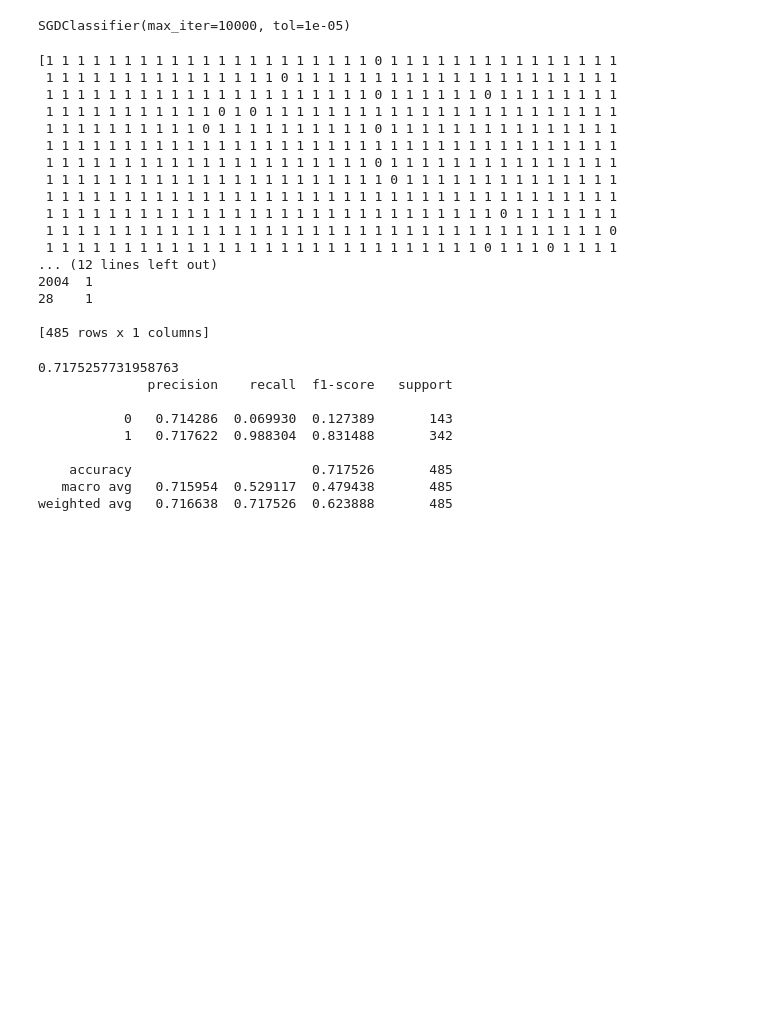
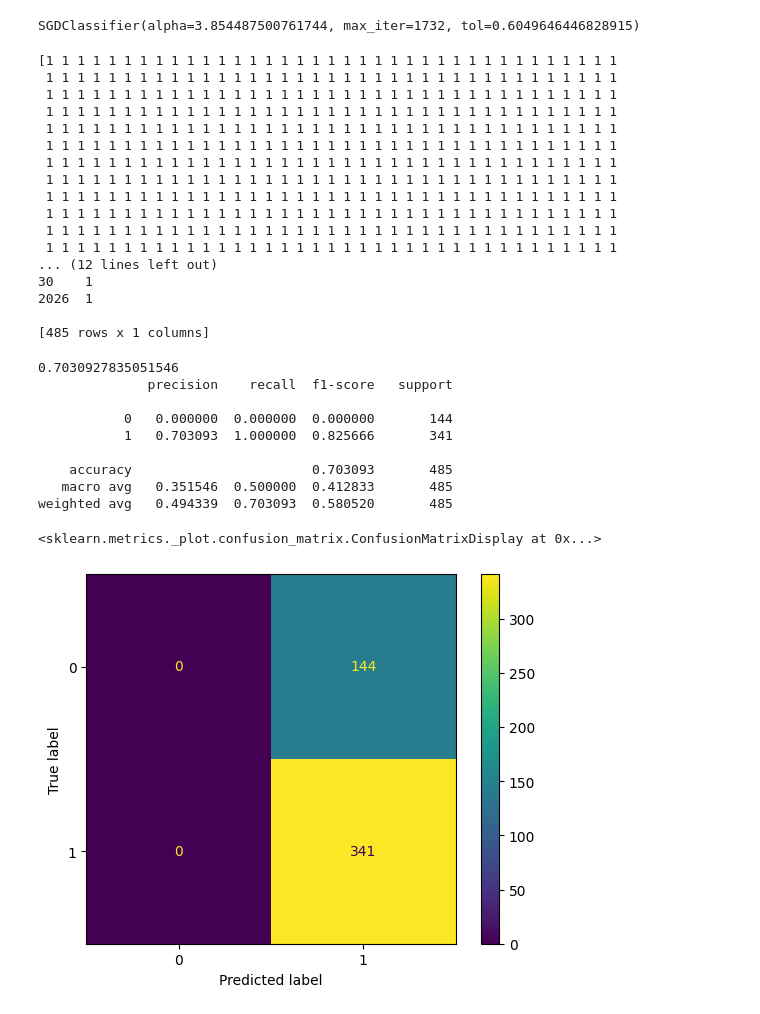
Before and after one commit to EddieZ18326/SSTP-Injury-Projects, a Jupyter notebook: Agriculture/Linear/SGD.ipynb, the cells around one changed output. Cells and saved outputs as stored; diff of their text form; code cells hidden in the pictures; blank space fills up the shorter version.

```diff
--- a/Agriculture/Linear/SGD.ipynb
+++ b/Agriculture/Linear/SGD.ipynb
@@ -7,11 +7,11 @@ from sklearn.model_selection import train_test_split
 
 dataset = pd.read_csv('/Users/wzhang/Downloads/Agriculture Data.xlsx - Sheet1 (1).csv')
 
-X = pd.DataFrame(dataset.iloc[:,0:15].values)
-Y = pd.DataFrame(dataset.iloc[:,15:].values)
+X = pd.DataFrame(dataset.iloc[:,0:11].values)
+Y = pd.DataFrame(dataset.iloc[:,11:].values)
 print(X)
 print(Y)
-X_train, X_test, Y_train, Y_test = train_test_split(X, Y, test_size=0.2)
+X_train, X_test, Y_train, Y_test = train_test_split(X, Y, test_size=0.2,random_state = 0)
 from sklearn.preprocessing import MinMaxScaler
 scaler = MinMaxScaler()
 X_train = scaler.fit_transform(X_train)
@@ -20,7 +20,7 @@ X_test = scaler.transform(X_test)
 print(X_train.shape)
 print(Y_train.shape)
 
-features = pd.DataFrame(dataset.iloc[:,0:15])
+features = pd.DataFrame(dataset.iloc[:,0:11])
 features = features.columns
 print(features)
 # %% [output]
@@ -49,0 +53,19 @@ from sklearn.linear_model import SGDClassifier
+# %%
+from bayes_opt import BayesianOptimization, UtilityFunction
+import warnings
+from sklearn.metrics import roc_auc_score
+from sklearn.model_selection import cross_val_score
+def objective(alpha, max_iter,tol):
+    model = SGDClassifier(alpha = alpha,
+                                  max_iter= int(max_iter),
+                                  tol = (tol))
+
+    return cross_val_score(model, X_train, Y_train, cv=10,scoring = 'roc_auc').mean()
+param_bounds = {
+    'alpha': (1, 50),
+    'max_iter': (1,2000),
+    'tol': (0.0000001,1)
+}
+optimizer = BayesianOptimization(f=objective, pbounds=param_bounds, random_state=42)
+optimizer.maximize(init_points=5, n_iter=15)
+best_params = optimizer.max['params']
@@ -50,28 +91,28 @@ from sklearn.linear_model import SGDClassifier
 # %%
-model = SGDClassifier(max_iter=10000, tol=1e-5)
+model = SGDClassifier(max_iter=int(best_params['max_iter']), tol=best_params['tol'],alpha = best_params['alpha'])
 model.fit(X_train, Y_train)
 # %% [output]
-SGDClassifier(max_iter=10000, tol=1e-05)
+SGDClassifier(alpha=3.854487500761744, max_iter=1732, tol=0.6049646446828915)
 # %%
 res = model.predict(X_test)
 print(res)
 print(Y_test)
 # %% [output]
-[1 1 1 1 1 1 1 1 1 1 1 1 1 1 1 1 1 1 1 1 1 0 1 1 1 1 1 1 1 1 1 1 1 1 1 1 1
- 1 1 1 1 1 1 1 1 1 1 1 1 1 1 1 0 1 1 1 1 1 1 1 1 1 1 1 1 1 1 1 1 1 1 1 1 1
- 1 1 1 1 1 1 1 1 1 1 1 1 1 1 1 1 1 1 1 1 1 0 1 1 1 1 1 1 0 1 1 1 1 1 1 1 1
- 1 1 1 1 1 1 1 1 1 1 1 0 1 0 1 1 1 1 1 1 1 1 1 1 1 1 1 1 1 1 1 1 1 1 1 1 1
- 1 1 1 1 1 1 1 1 1 1 0 1 1 1 1 1 1 1 1 1 1 0 1 1 1 1 1 1 1 1 1 1 1 1 1 1 1
+[1 1 1 1 1 1 1 1 1 1 1 1 1 1 1 1 1 1 1 1 1 1 1 1 1 1 1 1 1 1 1 1 1 1 1 1 1
  1 1 1 1 1 1 1 1 1 1 1 1 1 1 1 1 1 1 1 1 1 1 1 1 1 1 1 1 1 1 1 1 1 1 1 1 1
- 1 1 1 1 1 1 1 1 1 1 1 1 1 1 1 1 1 1 1 1 1 0 1 1 1 1 1 1 1 1 1 1 1 1 1 1 1
- 1 1 1 1 1 1 1 1 1 1 1 1 1 1 1 1 1 1 1 1 1 1 0 1 1 1 1 1 1 1 1 1 1 1 1 1 1
  1 1 1 1 1 1 1 1 1 1 1 1 1 1 1 1 1 1 1 1 1 1 1 1 1 1 1 1 1 1 1 1 1 1 1 1 1
- 1 1 1 1 1 1 1 1 1 1 1 1 1 1 1 1 1 1 1 1 1 1 1 1 1 1 1 1 1 0 1 1 1 1 1 1 1
- 1 1 1 1 1 1 1 1 1 1 1 1 1 1 1 1 1 1 1 1 1 1 1 1 1 1 1 1 1 1 1 1 1 1 1 1 0
- 1 1 1 1 1 1 1 1 1 1 1 1 1 1 1 1 1 1 1 1 1 1 1 1 1 1 1 1 0 1 1 1 0 1 1 1 1
+ 1 1 1 1 1 1 1 1 1 1 1 1 1 1 1 1 1 1 1 1 1 1 1 1 1 1 1 1 1 1 1 1 1 1 1 1 1
+ 1 1 1 1 1 1 1 1 1 1 1 1 1 1 1 1 1 1 1 1 1 1 1 1 1 1 1 1 1 1 1 1 1 1 1 1 1
+ 1 1 1 1 1 1 1 1 1 1 1 1 1 1 1 1 1 1 1 1 1 1 1 1 1 1 1 1 1 1 1 1 1 1 1 1 1
+ 1 1 1 1 1 1 1 1 1 1 1 1 1 1 1 1 1 1 1 1 1 1 1 1 1 1 1 1 1 1 1 1 1 1 1 1 1
+ 1 1 1 1 1 1 1 1 1 1 1 1 1 1 1 1 1 1 1 1 1 1 1 1 1 1 1 1 1 1 1 1 1 1 1 1 1
+ 1 1 1 1 1 1 1 1 1 1 1 1 1 1 1 1 1 1 1 1 1 1 1 1 1 1 1 1 1 1 1 1 1 1 1 1 1
+ 1 1 1 1 1 1 1 1 1 1 1 1 1 1 1 1 1 1 1 1 1 1 1 1 1 1 1 1 1 1 1 1 1 1 1 1 1
+ 1 1 1 1 1 1 1 1 1 1 1 1 1 1 1 1 1 1 1 1 1 1 1 1 1 1 1 1 1 1 1 1 1 1 1 1 1
+ 1 1 1 1 1 1 1 1 1 1 1 1 1 1 1 1 1 1 1 1 1 1 1 1 1 1 1 1 1 1 1 1 1 1 1 1 1
 ... (12 lines left out)
-2004  1
-28    1
+30    1
+2026  1
 
 [485 rows x 1 columns]
 # %%
@@ -81,13 +122,22 @@ print(accuracy)
 from sklearn.metrics import classification_report
 print(classification_report(Y_test,res,digits=6))
 # %% [output]
-0.7175257731958763
+0.7030927835051546
               precision    recall  f1-score   support
 
-           0   0.714286  0.069930  0.127389       143
-           1   0.717622  0.988304  0.831488       342
+           0   0.000000  0.000000  0.000000       144
+           1   0.703093  1.000000  0.825666       341
 
-    accuracy                       0.717526       485
-   macro avg   0.715954  0.529117  0.479438       485
-weighted avg   0.716638  0.717526  0.623888       485
+    accuracy                       0.703093       485
+   macro avg   0.351546  0.500000  0.412833       485
+weighted avg   0.494339  0.703093  0.580520       485
+# %%
+from sklearn.metrics import confusion_matrix
+from sklearn.metrics import ConfusionMatrixDisplay
+confusionmatrix = confusion_matrix(Y_test, res)
+cm_display = ConfusionMatrixDisplay(confusionmatrix, display_labels=[0,1])
+cm_display.plot()
+# %% [output]
+<sklearn.metrics._plot.confusion_matrix.ConfusionMatrixDisplay at 0x...>
+[figure, added]
 # %%
```
Also changed, not shown: parts of 4 cells of this notebook, 16 other files.
